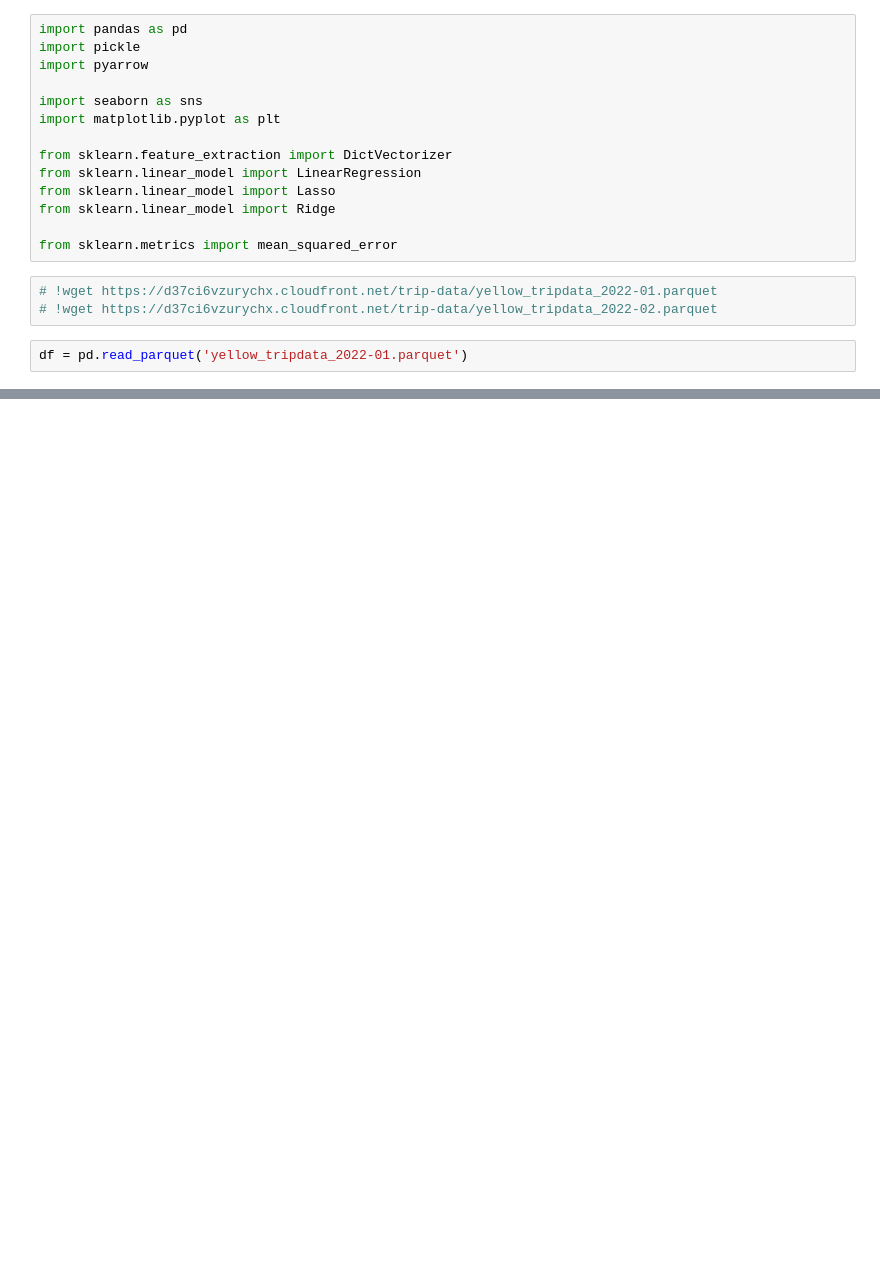
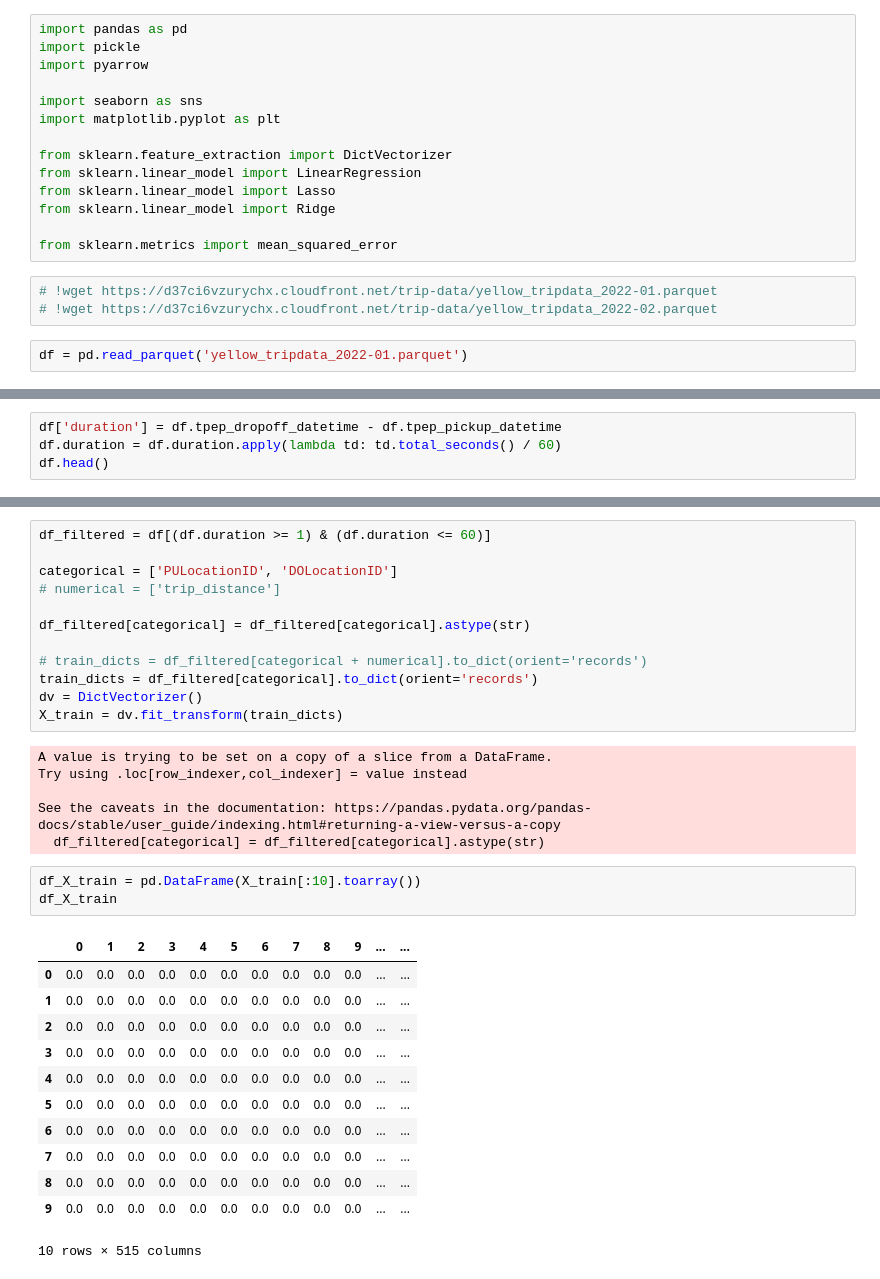
Before and after one commit to waleedayoub/mlops-zoomcamp, a Jupyter notebook: 01-intro/homework/durationpred.ipynb, the cells around one changed output, grey strips where cells are left out. Cells and saved outputs as stored; diff of their text form; blank space fills up the shorter version.

```diff
--- a/01-intro/homework/durationpred.ipynb
+++ b/01-intro/homework/durationpred.ipynb
@@ -48,0 +40,4 @@ df.head(10)
+# %%
+df['duration'] = df.tpep_dropoff_datetime - df.tpep_pickup_datetime
+df.duration = df.duration.apply(lambda td: td.total_seconds() / 60)
+df.head()
@@ -48,0 +72,34 @@ df.head(10)
+# %%
+df_filtered = df[(df.duration >= 1) & (df.duration <= 60)]
+
+categorical = ['PULocationID', 'DOLocationID']
+# numerical = ['trip_distance']
+
+df_filtered[categorical] = df_filtered[categorical].astype(str)
+
+# train_dicts = df_filtered[categorical + numerical].to_dict(orient='records')
+train_dicts = df_filtered[categorical].to_dict(orient='records')
+dv = DictVectorizer()
+X_train = dv.fit_transform(train_dicts)
+# %% [output]
+A value is trying to be set on a copy of a slice from a DataFrame.
+Try using .loc[row_indexer,col_indexer] = value instead
+
+See the caveats in the documentation: https://pandas.pydata.org/pandas-docs/stable/user_guide/indexing.html#returning-a-view-versus-a-copy
+  df_filtered[categorical] = df_filtered[categorical].astype(str)
+# %%
+df_X_train = pd.DataFrame(X_train[:10].toarray())
+df_X_train
+# %% [output]
+|  | 0 | 1 | 2 | 3 | 4 | 5 | 6 | 7 | 8 | 9 | ... | ... |
+| 0 | 0.0 | 0.0 | 0.0 | 0.0 | 0.0 | 0.0 | 0.0 | 0.0 | 0.0 | 0.0 | ... | ... |
+| 1 | 0.0 | 0.0 | 0.0 | 0.0 | 0.0 | 0.0 | 0.0 | 0.0 | 0.0 | 0.0 | ... | ... |
+| 2 | 0.0 | 0.0 | 0.0 | 0.0 | 0.0 | 0.0 | 0.0 | 0.0 | 0.0 | 0.0 | ... | ... |
+| 3 | 0.0 | 0.0 | 0.0 | 0.0 | 0.0 | 0.0 | 0.0 | 0.0 | 0.0 | 0.0 | ... | ... |
+| 4 | 0.0 | 0.0 | 0.0 | 0.0 | 0.0 | 0.0 | 0.0 | 0.0 | 0.0 | 0.0 | ... | ... |
+| 5 | 0.0 | 0.0 | 0.0 | 0.0 | 0.0 | 0.0 | 0.0 | 0.0 | 0.0 | 0.0 | ... | ... |
+| 6 | 0.0 | 0.0 | 0.0 | 0.0 | 0.0 | 0.0 | 0.0 | 0.0 | 0.0 | 0.0 | ... | ... |
+| 7 | 0.0 | 0.0 | 0.0 | 0.0 | 0.0 | 0.0 | 0.0 | 0.0 | 0.0 | 0.0 | ... | ... |
+| 8 | 0.0 | 0.0 | 0.0 | 0.0 | 0.0 | 0.0 | 0.0 | 0.0 | 0.0 | 0.0 | ... | ... |
+| 9 | 0.0 | 0.0 | 0.0 | 0.0 | 0.0 | 0.0 | 0.0 | 0.0 | 0.0 | 0.0 | ... | ... |
+10 rows × 515 columns
```
Also changed, not shown: parts of 25 cells of this notebook.
